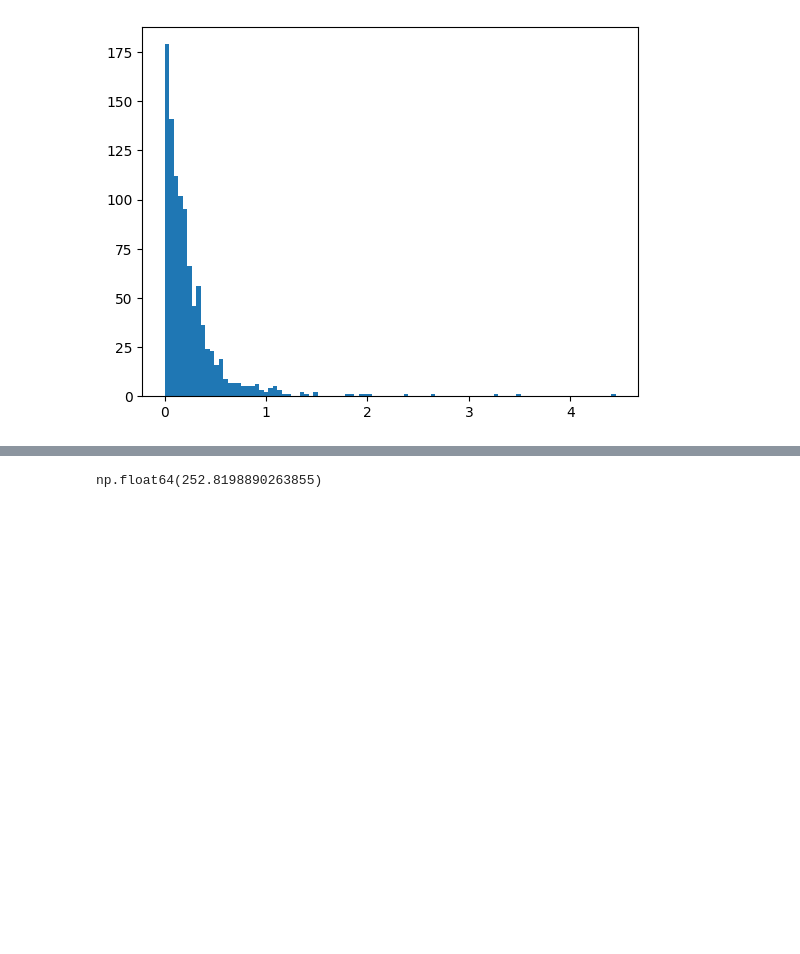
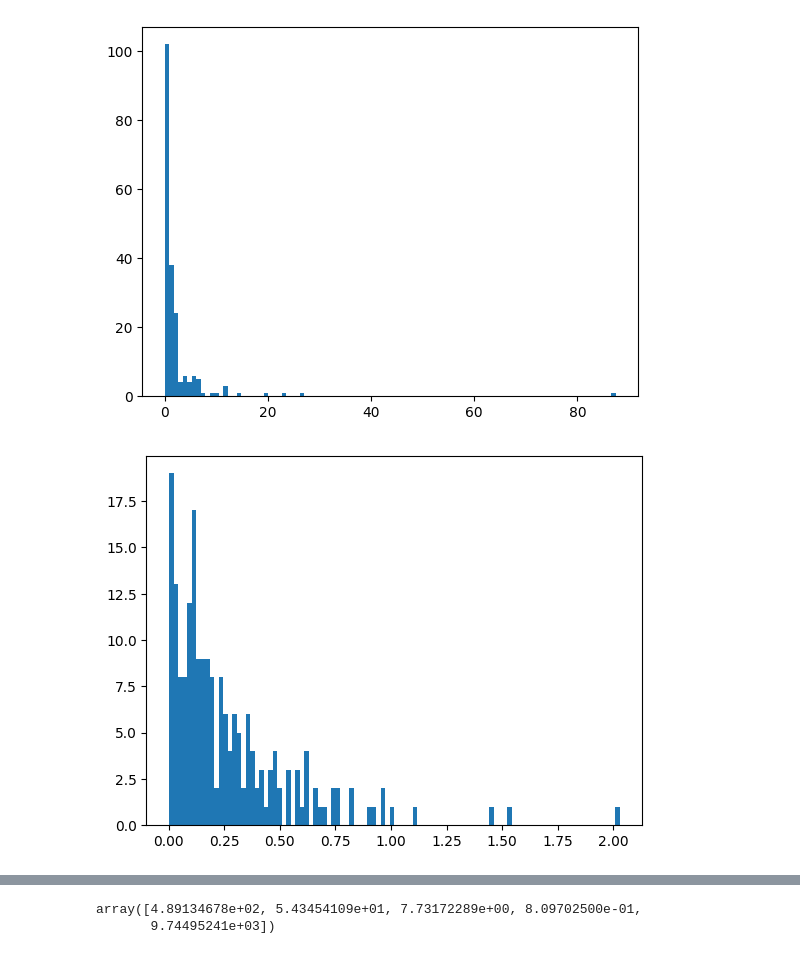
Before and after one commit to logos-co/nomos-pocs, a Jupyter notebook: cryptarchia/total-stake-inference-v2.ipynb, the cells around one changed output, grey strips where cells are left out. Saved outputs shown, nothing was run; the diff lists cells and outputs as text; code cells hidden in the pictures; blank space fills up the shorter version.

Commit message:
stake concentration scenarios

```diff
--- a/cryptarchia/total-stake-inference-v2.ipynb
+++ b/cryptarchia/total-stake-inference-v2.ipynb
@@ -9,8 +9,16 @@ def phi(f, alpha):
     return 1 - (1-f)**alpha
 # %%
 # Generate stake distribution
+total_notes = 200
 
-stake = np.random.pareto(5, 1000)
-_ = plt.hist(stake, bins=100)
+stake = []
+for i in range(1, 5):
+    stake.append(np.random.pareto(i ** i, total_notes))
+    _ = plt.hist(stake[i-1], bins=100)
+    plt.show()
+stake.append(np.random.uniform(0, 100, total_notes))
+_ = plt.hist(stake[4], bins=100)
+plt.show()
 # %% [output]
-[figure, old version]
+[figure, new version]
+[figure, added]
@@ -17,6 +28,8 @@ _ = plt.hist(stake, bins=100)
 # %%
 # True Total Stake
-stake.sum()
+true_stake = np.array(stake).sum(axis=1)
+true_stake
 # %% [output]
-np.float64(252.8198890263855)
+array([4.89134678e+02, 5.43454109e+01, 7.73172289e+00, 8.09702500e-01,
+       9.74495241e+03])
 # %%
```
Also changed, not shown: parts of 6 cells of this notebook.
